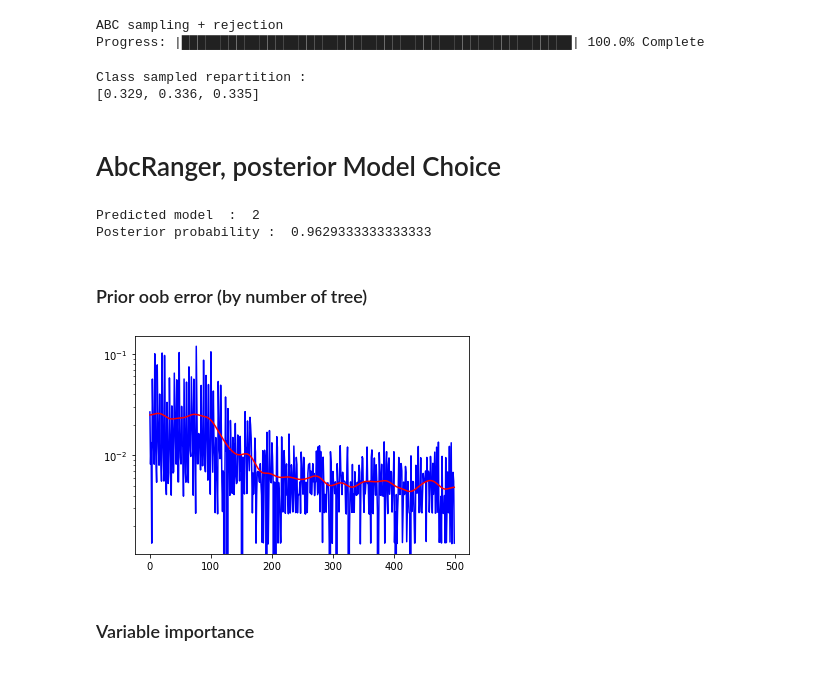
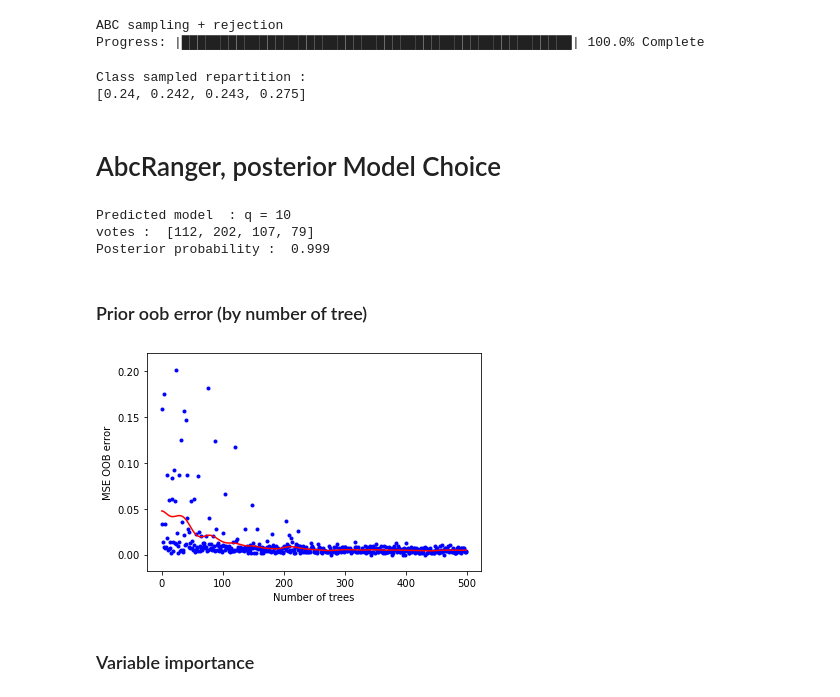
Before and after one commit to diyabc/abcranger, a Jupyter notebook: testpy/Model Choice Demo.ipynb, the cells around one changed output. Saved outputs shown, nothing was run; the diff lists cells and outputs as text; code cells hidden in the pictures.

```diff
--- a/testpy/Model Choice Demo.ipynb
+++ b/testpy/Model Choice Demo.ipynb
@@ -74,7 +74,7 @@ generated by us, of course...
 import matplotlib.pyplot as plt
 minprior = 1
 maxprior = 2
-Ny = 3000
+Ny = 2000
 Ncov = 20
 q = 10
 nref = 2000
@@ -83,6 +83,6 @@ batchsize = 1000
 modsimple = generate_maq_priors(q,minprior,maxprior)
 y_obs = MAq(modsimple,Ny)
 plt.figure()
-plt.plot(y_obs[0])
+plt.plot(y_obs[0]);
 #print('Thetas : ', modsimple[0])
 # %% [output]
@@ -99,5 +94,9 @@ maxt = np.max(qpriors)
 # %% [markdown]
 Model choice tweak
+# %%
+qpriors = np.array([8,10,12,14])
+nclasses = qpriors.shape[0]
+maxt = np.max(qpriors)
 # %%
 def MAqn(qn,t,n_obs=10000, batch_size=1, random_state=None):
     res = np.zeros((batch_size,n_obs))
@@ -129,7 +128,6 @@ class DependantPrior(elfi.Distribution):
 # %% [markdown]
 First stages, prior dependancies
 # %%
-qpriors = np.array([8,10,12])
 qp = elfi.Prior(ClassPrior,nclasses)
 t  = elfi.Prior(GlobalPrior,qp,minprior,maxprior)
 tm = elfi.Prior(DependantPrior,t)
@@ -158,7 +156,7 @@ print("Class sampled repartition : ")
 print([np.sum(result.samples['qp'] == i)/nref for i in range(nclasses)])
 # %% [output]
 Class sampled repartition :
-[0.329, 0.336, 0.335]
+[0.24, 0.242, 0.243, 0.275]
 # %% [markdown]
 # AbcRanger, posterior Model Choice
 # %%
@@ -181,22 +179,26 @@ rf = pyabcranger.reftable(
 )
 # %%
 postres = pyabcranger.modelchoice(rf, S.observed[0],"",False)
-print('Predicted model  : ', postres.predicted_model)
+print('Predicted model  : q =', qpriors[postres.predicted_model])
+print('votes : ', postres.votes)
 print('Posterior probability : ', postres.post_proba)
 # %% [output]
-Predicted model  :  2
-Posterior probability :  0.9629333333333333
+Predicted model  : q = 10
+votes :  [112, 202, 107, 79]
+Posterior probability :  0.999
 # %% [markdown]
 ### Prior oob error (by number of tree)
 # %%
 from scipy.ndimage.filters import gaussian_filter1d
 ntree_oob_error_smoothed = gaussian_filter1d(postres.ntree_oob_error, sigma=10.0)
 plt.figure()
-plt.plot(range(500),postres.ntree_oob_error,color='b')
+plt.scatter(range(500),postres.ntree_oob_error,color='b',marker='.')
 plt.plot(ntree_oob_error_smoothed,'r')
-plt.yscale('log');
+#plt.yscale('log')
+plt.xlabel('Number of trees')
+plt.ylabel('MSE OOB error');
 # %% [output]
-[figure, old version]
+[figure, new version]
 # %% [markdown]
 ### Variable importance
 # %%
```
Also changed, not shown: parts of 4 cells of this notebook, 7 other files.
